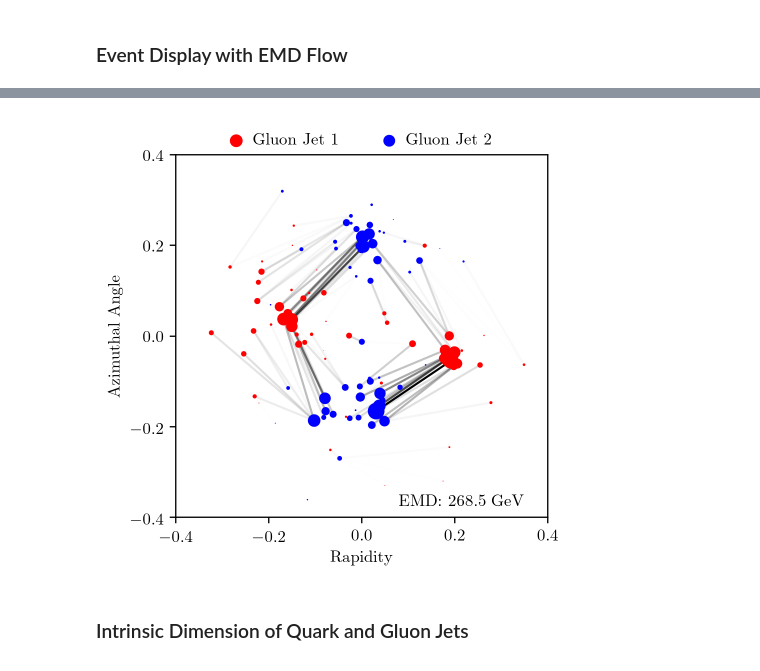
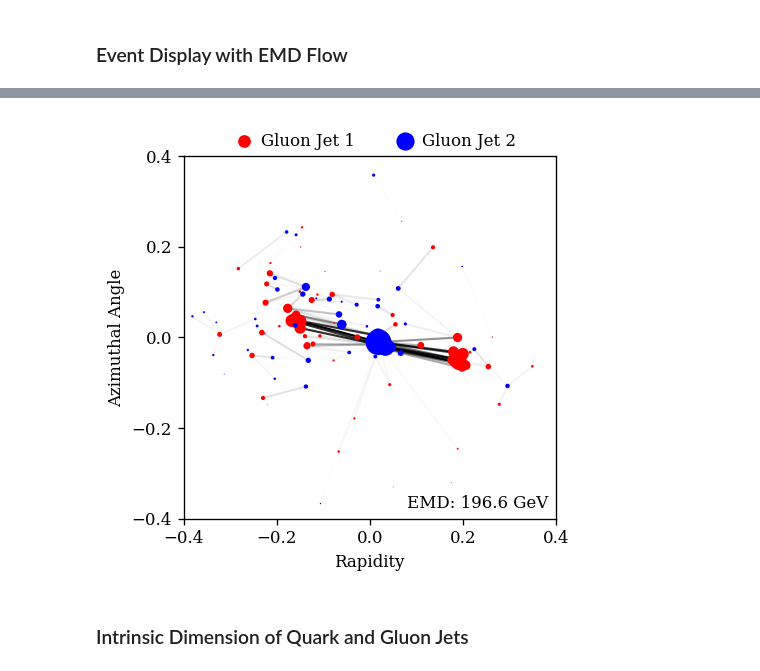
Before and after one commit to jmduarte/EnergyFlow, a Jupyter notebook: demos/EMD Demo.ipynb, the cells around one changed output, grey strips where cells are left out. Cells and saved outputs as stored; diff of their text form; code cells hidden in the pictures.

```diff
--- a/demos/EMD Demo.ipynb
+++ b/demos/EMD Demo.ipynb
@@ -49,7 +49,7 @@ for arr,events in [(Gs, X[y==0]), (Qs, X[y==1])]:
         x[:,1:3] -= yphi_avg
 
         # mask out any particles farther than R=0.4 away from center (rare)
-        #x = x[np.linalg.norm(x[:,1:3], axis=1) <= R]
+        x = x[np.linalg.norm(x[:,1:3], axis=1) <= R]
 
         # add to list
         arr.append(x)
@@ -107,38 +128,34 @@ p2 = torch.tensor(p2[:,:3]).to('cuda')
 # %%
-# choose interesting events
-ev0, ev1 = Gs[0], Gs[15]
-
 # calculate the EMD and the optimal transport flow
-R = 0.4
-emdval, G = ef.emd.emd(ev0, ev1, R=R, return_flow=True)
+emdval, G = ef.emd.emd(ev0, ev1, R=R, return_flow=True,  phi_col=phi_col, measure='euclidean', periodic_phi=periodic_phi)
 
 # plot the two events
 colors = ['red', 'blue']
 labels = ['Gluon Jet 1', 'Gluon Jet 2']
 for i,ev in enumerate([ev0, ev1]):
     pts, ys, phis = ev[:,0], ev[:,1], ev[:,2]
     plt.scatter(ys, phis, marker='o', s=2*pts, color=colors[i], lw=0, zorder=10, label=labels[i])
 
 # plot the flow
 mx = G.max()
 xs, xt = ev0[:,1:3], ev1[:,1:3]
 for i in range(xs.shape[0]):
     for j in range(xt.shape[0]):
         if G[i, j] > 0:
             plt.plot([xs[i, 0], xt[j, 0]], [xs[i, 1], xt[j, 1]],
                      alpha=G[i, j]/mx, lw=1.25, color='black')
 
 # plot settings
 plt.xlim(-R, R); plt.ylim(-R, R)
 plt.xlabel('Rapidity'); plt.ylabel('Azimuthal Angle')
 plt.xticks(np.linspace(-R, R, 5)); plt.yticks(np.linspace(-R, R, 5))
 
 plt.text(0.6, 0.03, 'EMD: {:.1f} GeV'.format(emdval), fontsize=10, transform=plt.gca().transAxes)
 plt.legend(loc=(0.1, 1.0), frameon=False, ncol=2, handletextpad=0)
 
 plt.show()
 # %% [output]
-[figure, old version]
+[figure, new version]
 # %% [markdown]
 ### Intrinsic Dimension of Quark and Gluon Jets
 # %% [markdown]
```
Also changed, not shown: parts of 2 cells of this notebook.
